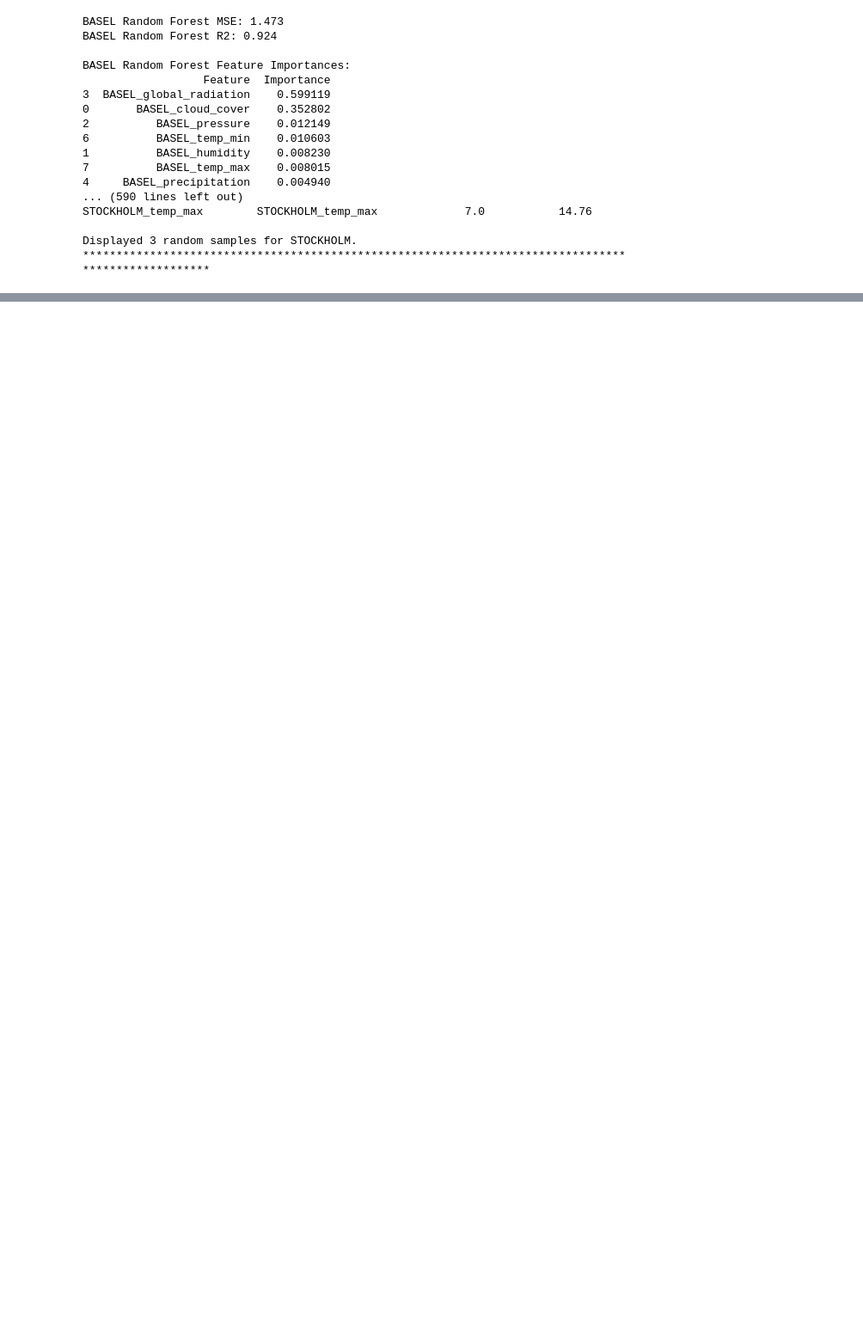
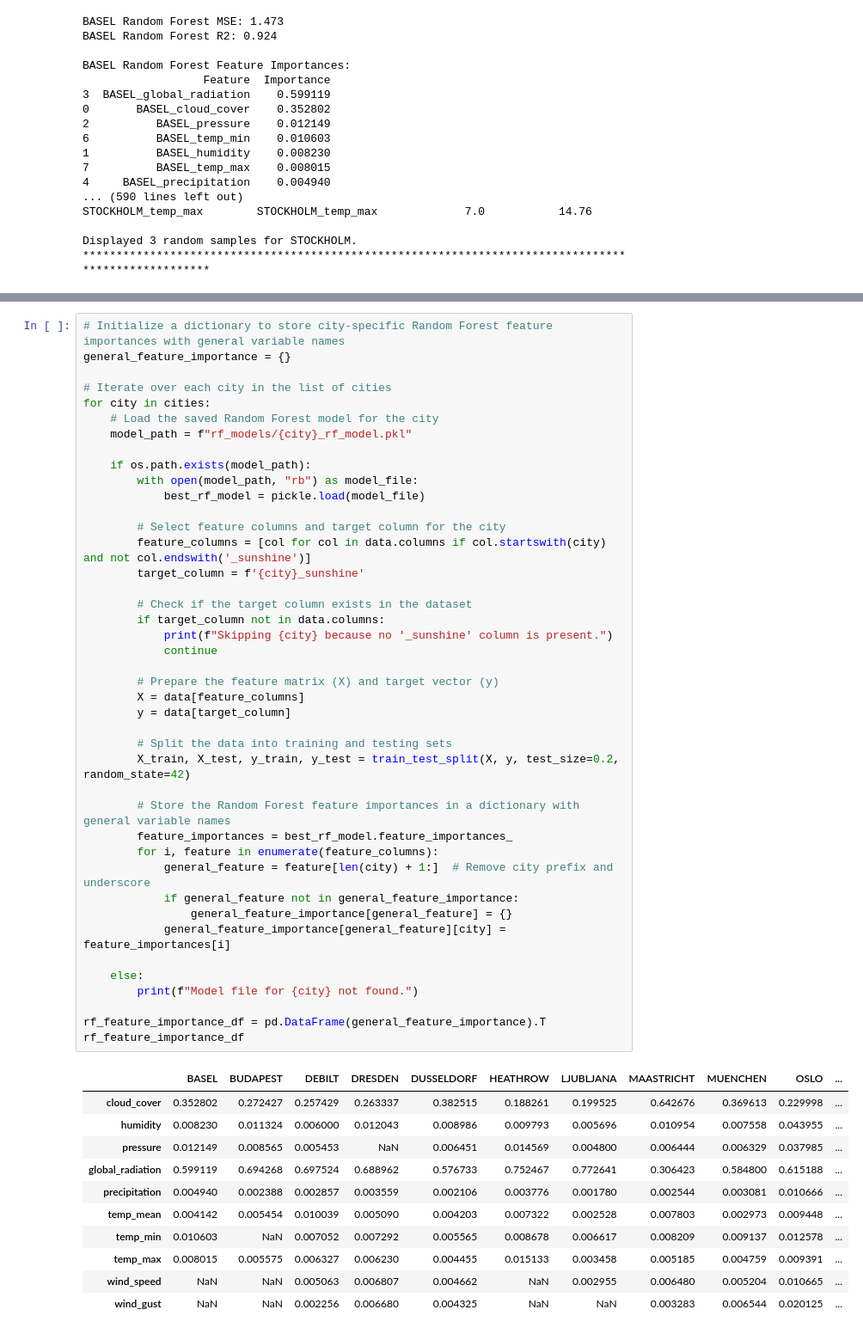
Before and after one commit to NaidaNozic/Explainable-AI, a Jupyter notebook: Random_Forest.ipynb, the cells around one changed output, grey strips where cells are left out. Shown at 86% size. Saved outputs shown, nothing was run; the diff lists cells and outputs as text; blank space fills up the shorter version.

```diff
--- a/Random_Forest.ipynb
+++ b/Random_Forest.ipynb
@@ -634,0 +716,54 @@ Displayed 3 random samples for STOCKHOLM.
+# %%
+# Initialize a dictionary to store city-specific Random Forest feature importances with general variable names
+general_feature_importance = {}
+
+# Iterate over each city in the list of cities
+for city in cities:
+    # Load the saved Random Forest model for the city
+    model_path = f"rf_models/{city}_rf_model.pkl"
+
+    if os.path.exists(model_path):
+        with open(model_path, "rb") as model_file:
+            best_rf_model = pickle.load(model_file)
+
+        # Select feature columns and target column for the city
+        feature_columns = [col for col in data.columns if col.startswith(city) and not col.endswith('_sunshine')]
+        target_column = f'{city}_sunshine'
+
+        # Check if the target column exists in the dataset
+        if target_column not in data.columns:
+            print(f"Skipping {city} because no '_sunshine' column is present.")
+            continue
+
+        # Prepare the feature matrix (X) and target vector (y)
+        X = data[feature_columns]
+        y = data[target_column]
+
+        # Split the data into training and testing sets
+        X_train, X_test, y_train, y_test = train_test_split(X, y, test_size=0.2, random_state=42)
+
+        # Store the Random Forest feature importances in a dictionary with general variable names
+        feature_importances = best_rf_model.feature_importances_
+        for i, feature in enumerate(feature_columns):
+            general_feature = feature[len(city) + 1:]  # Remove city prefix and underscore
+            if general_feature not in general_feature_importance:
+                general_feature_importance[general_feature] = {}
+            general_feature_importance[general_feature][city] = feature_importances[i]
+
+    else:
+        print(f"Model file for {city} not found.")
+
+rf_feature_importance_df = pd.DataFrame(general_feature_importance).T
+rf_feature_importance_df
+# %% [output]
+|  | BASEL | BUDAPEST | DEBILT | DRESDEN | DUSSELDORF | HEATHROW | LJUBLJANA | MAASTRICHT | MUENCHEN | OSLO | ... |
+| cloud_cover | 0.352802 | 0.272427 | 0.257429 | 0.263337 | 0.382515 | 0.188261 | 0.199525 | 0.642676 | 0.369613 | 0.229998 | ... |
+| humidity | 0.008230 | 0.011324 | 0.006000 | 0.012043 | 0.008986 | 0.009793 | 0.005696 | 0.010954 | 0.007558 | 0.043955 | ... |
+| pressure | 0.012149 | 0.008565 | 0.005453 | NaN | 0.006451 | 0.014569 | 0.004800 | 0.006444 | 0.006329 | 0.037985 | ... |
+| global_radiation | 0.599119 | 0.694268 | 0.697524 | 0.688962 | 0.576733 | 0.752467 | 0.772641 | 0.306423 | 0.584800 | 0.615188 | ... |
+| precipitation | 0.004940 | 0.002388 | 0.002857 | 0.003559 | 0.002106 | 0.003776 | 0.001780 | 0.002544 | 0.003081 | 0.010666 | ... |
+| temp_mean | 0.004142 | 0.005454 | 0.010039 | 0.005090 | 0.004203 | 0.007322 | 0.002528 | 0.007803 | 0.002973 | 0.009448 | ... |
+| temp_min | 0.010603 | NaN | 0.007052 | 0.007292 | 0.005565 | 0.008678 | 0.006617 | 0.008209 | 0.009137 | 0.012578 | ... |
+| temp_max | 0.008015 | 0.005575 | 0.006327 | 0.006230 | 0.004455 | 0.015133 | 0.003458 | 0.005185 | 0.004759 | 0.009391 | ... |
+| wind_speed | NaN | NaN | 0.005063 | 0.006807 | 0.004662 | NaN | 0.002955 | 0.006480 | 0.005204 | 0.010665 | ... |
+| wind_gust | NaN | NaN | 0.002256 | 0.006680 | 0.004325 | NaN | NaN | 0.003283 | 0.006544 | 0.020125 | ... |
```
Also changed, not shown: parts of 4 cells of this notebook.
